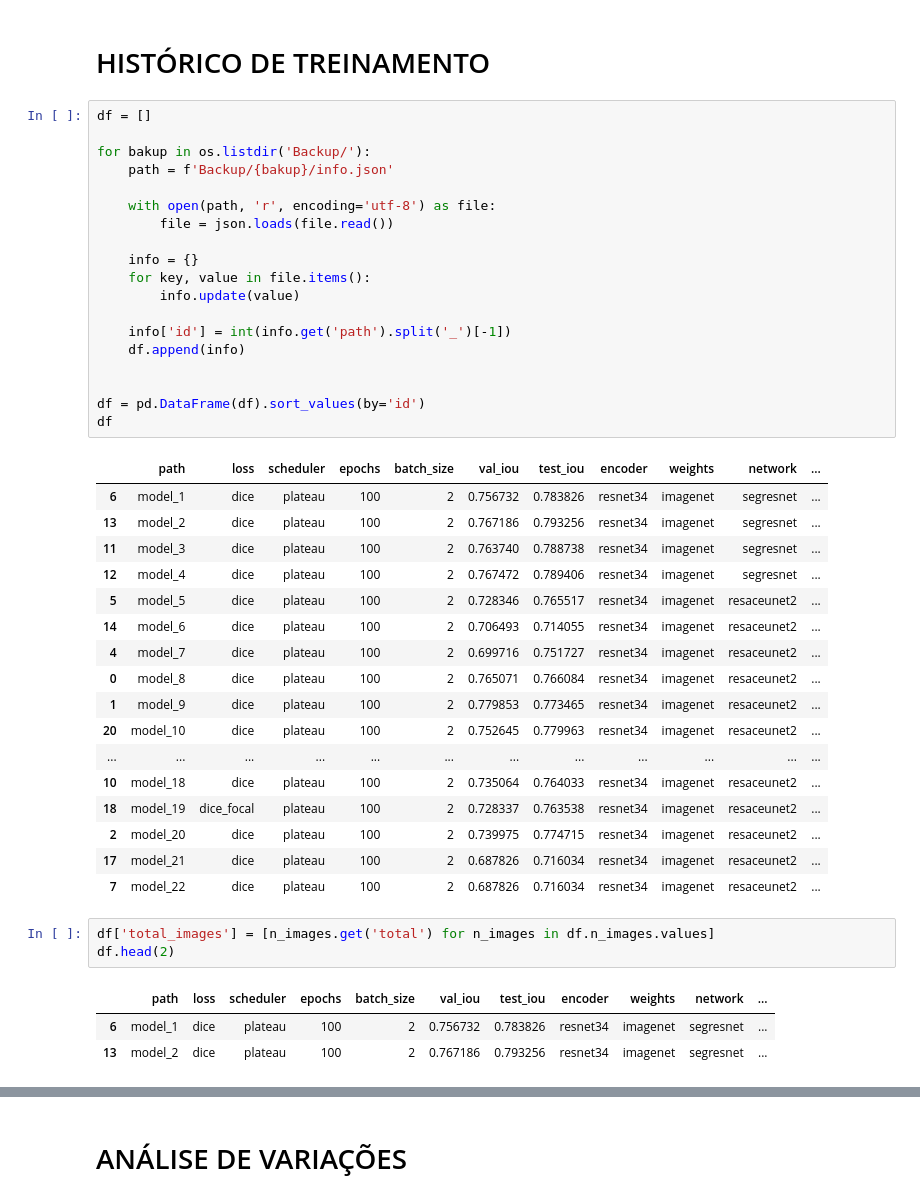
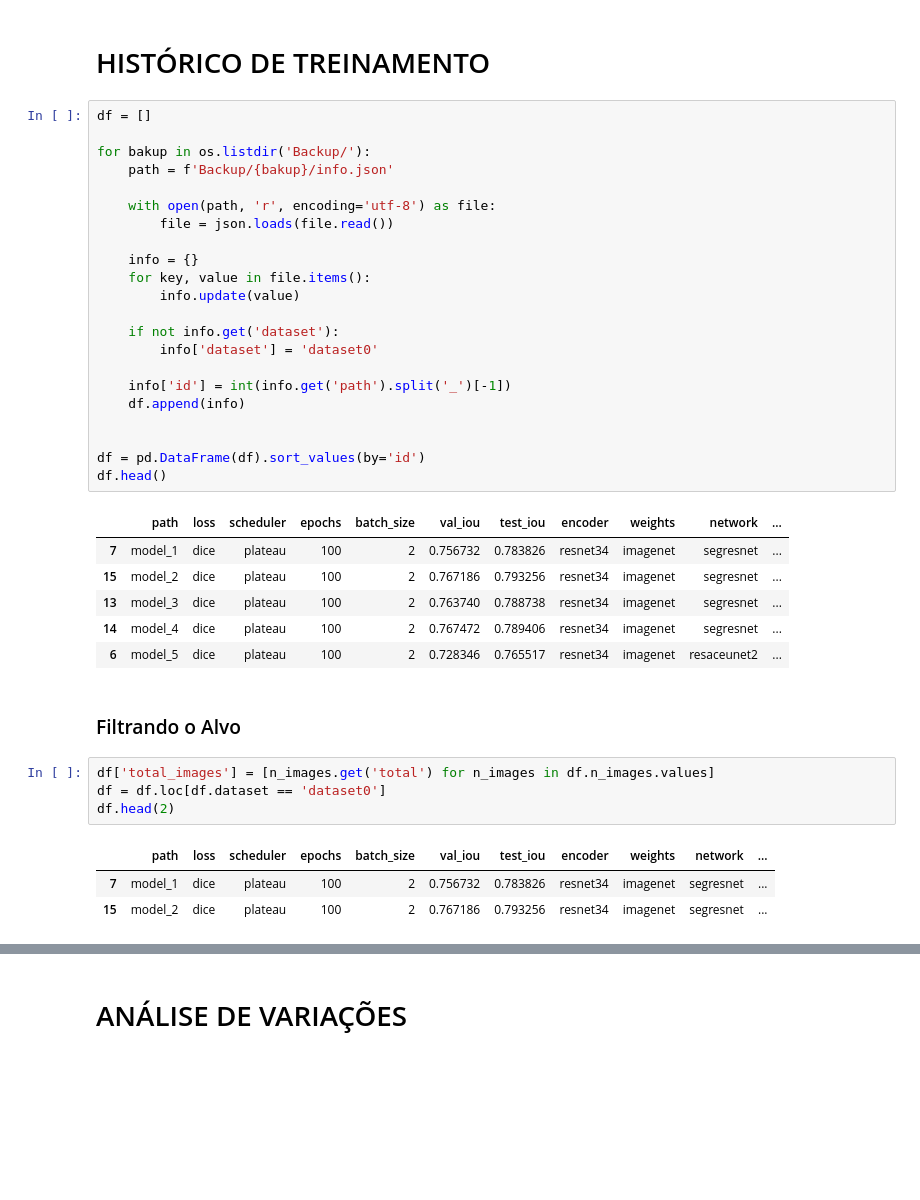
Before and after one commit to KlaussMarchi/Falhas, a Jupyter notebook: Model/PostProc.ipynb, the cells around one changed output, grey strips where cells are left out. Drawn from its saved outputs; the diff is of its cells as text; blank space fills up the shorter version.

```diff
--- a/Model/PostProc.ipynb
+++ b/Model/PostProc.ipynb
@@ -30,44 +30,39 @@ Quadro P6000
 # %%
 df = []
 
 for bakup in os.listdir('Backup/'):
     path = f'Backup/{bakup}/info.json'
 
     with open(path, 'r', encoding='utf-8') as file:
         file = json.loads(file.read())
 
     info = {}
     for key, value in file.items():
         info.update(value)
 
+    if not info.get('dataset'):
+        info['dataset'] = 'dataset0'
+
     info['id'] = int(info.get('path').split('_')[-1])
     df.append(info)
 
 
 df = pd.DataFrame(df).sort_values(by='id')
-df
+df.head()
 # %% [output]
 |  | path | loss | scheduler | epochs | batch_size | val_iou | test_iou | encoder | weights | network | ... |
-| 6 | model_1 | dice | plateau | 100 | 2 | 0.756732 | 0.783826 | resnet34 | imagenet | segresnet | ... |
-| 13 | model_2 | dice | plateau | 100 | 2 | 0.767186 | 0.793256 | resnet34 | imagenet | segresnet | ... |
-| 11 | model_3 | dice | plateau | 100 | 2 | 0.763740 | 0.788738 | resnet34 | imagenet | segresnet | ... |
-| 12 | model_4 | dice | plateau | 100 | 2 | 0.767472 | 0.789406 | resnet34 | imagenet | segresnet | ... |
-| 5 | model_5 | dice | plateau | 100 | 2 | 0.728346 | 0.765517 | resnet34 | imagenet | resaceunet2 | ... |
-| 14 | model_6 | dice | plateau | 100 | 2 | 0.706493 | 0.714055 | resnet34 | imagenet | resaceunet2 | ... |
-| 4 | model_7 | dice | plateau | 100 | 2 | 0.699716 | 0.751727 | resnet34 | imagenet | resaceunet2 | ... |
-| 0 | model_8 | dice | plateau | 100 | 2 | 0.765071 | 0.766084 | resnet34 | imagenet | resaceunet2 | ... |
-| 1 | model_9 | dice | plateau | 100 | 2 | 0.779853 | 0.773465 | resnet34 | imagenet | resaceunet2 | ... |
-| 20 | model_10 | dice | plateau | 100 | 2 | 0.752645 | 0.779963 | resnet34 | imagenet | resaceunet2 | ... |
-| ... | ... | ... | ... | ... | ... | ... | ... | ... | ... | ... | ... |
-| 10 | model_18 | dice | plateau | 100 | 2 | 0.735064 | 0.764033 | resnet34 | imagenet | resaceunet2 | ... |
-| 18 | model_19 | dice_focal | plateau | 100 | 2 | 0.728337 | 0.763538 | resnet34 | imagenet | resaceunet2 | ... |
-| 2 | model_20 | dice | plateau | 100 | 2 | 0.739975 | 0.774715 | resnet34 | imagenet | resaceunet2 | ... |
-| 17 | model_21 | dice | plateau | 100 | 2 | 0.687826 | 0.716034 | resnet34 | imagenet | resaceunet2 | ... |
-| 7 | model_22 | dice | plateau | 100 | 2 | 0.687826 | 0.716034 | resnet34 | imagenet | resaceunet2 | ... |
+| 7 | model_1 | dice | plateau | 100 | 2 | 0.756732 | 0.783826 | resnet34 | imagenet | segresnet | ... |
+| 15 | model_2 | dice | plateau | 100 | 2 | 0.767186 | 0.793256 | resnet34 | imagenet | segresnet | ... |
+| 13 | model_3 | dice | plateau | 100 | 2 | 0.763740 | 0.788738 | resnet34 | imagenet | segresnet | ... |
+| 14 | model_4 | dice | plateau | 100 | 2 | 0.767472 | 0.789406 | resnet34 | imagenet | segresnet | ... |
+| 6 | model_5 | dice | plateau | 100 | 2 | 0.728346 | 0.765517 | resnet34 | imagenet | resaceunet2 | ... |
+# %% [markdown]
+### Filtrando o Alvo
 # %%
 df['total_images'] = [n_images.get('total') for n_images in df.n_images.values]
+df = df.loc[df.dataset == 'dataset0']
 df.head(2)
 # %% [output]
 |  | path | loss | scheduler | epochs | batch_size | val_iou | test_iou | encoder | weights | network | ... |
-| 6 | model_1 | dice | plateau | 100 | 2 | 0.756732 | 0.783826 | resnet34 | imagenet | segresnet | ... |
-| 13 | model_2 | dice | plateau | 100 | 2 | 0.767186 | 0.793256 | resnet34 | imagenet | segresnet | ... |
+| 7 | model_1 | dice | plateau | 100 | 2 | 0.756732 | 0.783826 | resnet34 | imagenet | segresnet | ... |
+| 15 | model_2 | dice | plateau | 100 | 2 | 0.767186 | 0.793256 | resnet34 | imagenet | segresnet | ... |
```
Also changed, not shown: parts of 3 cells of this notebook, 4 other files.
